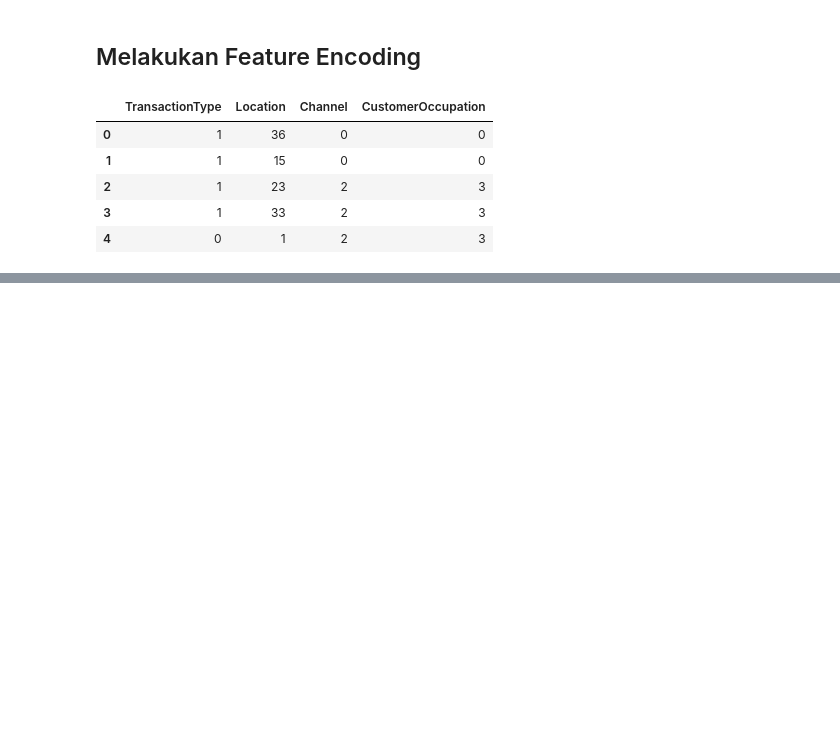
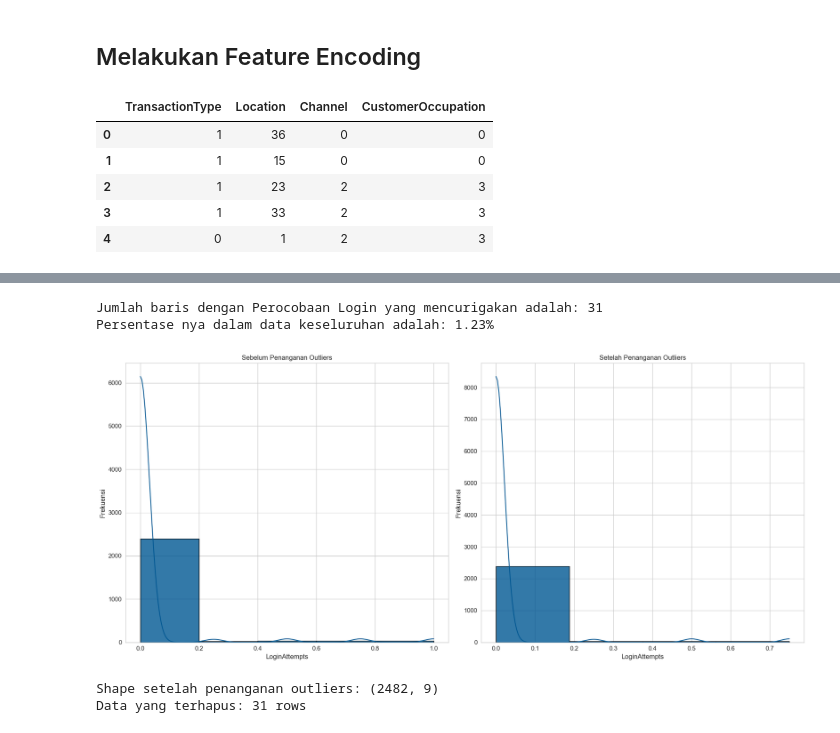
Before and after one commit to BagasNuryaman15/BMLP_SatriaDirgantaraNuryaman, a Jupyter notebook: [Clustering]BMLP_SatriaDirgantaraNuryaman.ipynb, the cells around one changed output, grey strips where cells are left out. Drawn from its saved outputs; the diff is of its cells as text; code cells hidden in the pictures; blank space fills up the shorter version.

```diff
--- a/[Clustering]BMLP_SatriaDirgantaraNuryaman.ipynb
+++ b/[Clustering]BMLP_SatriaDirgantaraNuryaman.ipynb
@@ -1321,0 +1619,57 @@ procesed_df[categorical_features].head()
+# %%
+# ================= Penanganan Outliers di fitur LoginAttempts ==============
+# Identifikasi Outliers
+sus_attempts = procesed_df[procesed_df['LoginAttempts'] == 1.0]
+print(f'Jumlah baris dengan Perocobaan Login yang mencurigakan adalah: {len(sus_attempts)}')
+print(f'Persentase nya dalam data keseluruhan adalah: {len(sus_attempts) / len(procesed_df) * 100:.2f}%')
+
+# Memvisualisasikan sebelum pengangan outliers
+fig, ax =plt.subplots(1, 2, figsize=(18, 8))
+
+# Plot orinya
+unique_values = sorted(procesed_df['LoginAttempts'].unique())
+sns.histplot(
+    data=procesed_df,
+    x='LoginAttempts',
+    kde=True,
+    bins=len(unique_values),
+    ax=ax[0],
+    edgecolor='black',
+    color='#005792',
+    alpha=0.8
+)
+
+ax[0].set_title('Sebelum Penanganan Outliers')
+ax[0].set_xlabel('LoginAttempts')
+ax[0].set_ylabel('Frekuensi')
+
+# Plot setelah pengangan outliers
+sus_clean = procesed_df[procesed_df['LoginAttempts'] < 1.0].copy()
+unique_values_clean = sorted(sus_clean['LoginAttempts'].unique())
+sns.histplot(
+    data=sus_clean,
+    x='LoginAttempts',
+    kde=True,
+    bins=len(unique_values_clean),
+    ax=ax[1],
+    edgecolor='black',
+    color='#005792',
+    alpha=0.8
+)
+ax[1].set_title('Setelah Penanganan Outliers')
+ax[1].set_xlabel('LoginAttempts')
+ax[1].set_ylabel('Frekuensi')
+
+plt.tight_layout()
+plt.show()
+
+# Update dataframe
+procesed_df = sus_clean.copy()
+print(f'\nShape setelah penanganan outliers: {procesed_df.shape}')
+print(f'Data yang terhapus: {len(sus_attempts)} rows')
+# %% [output]
+Jumlah baris dengan Perocobaan Login yang mencurigakan adalah: 31
+Persentase nya dalam data keseluruhan adalah: 1.23%
+[figure, added]
+Shape setelah penanganan outliers: (2482, 9)
+Data yang terhapus: 31 rows
```
Also changed, not shown: parts of 28 cells of this notebook, 1 other file.
